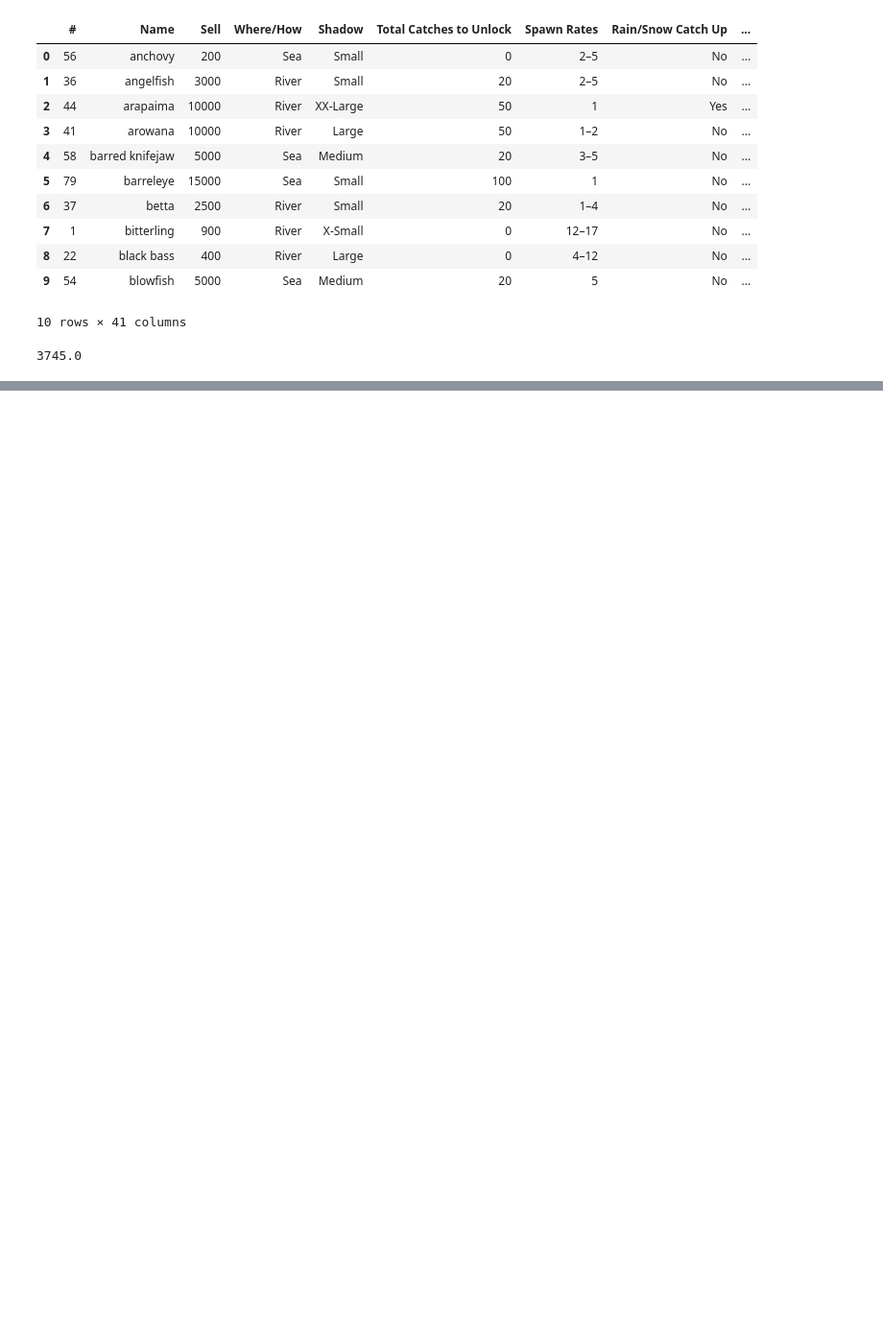
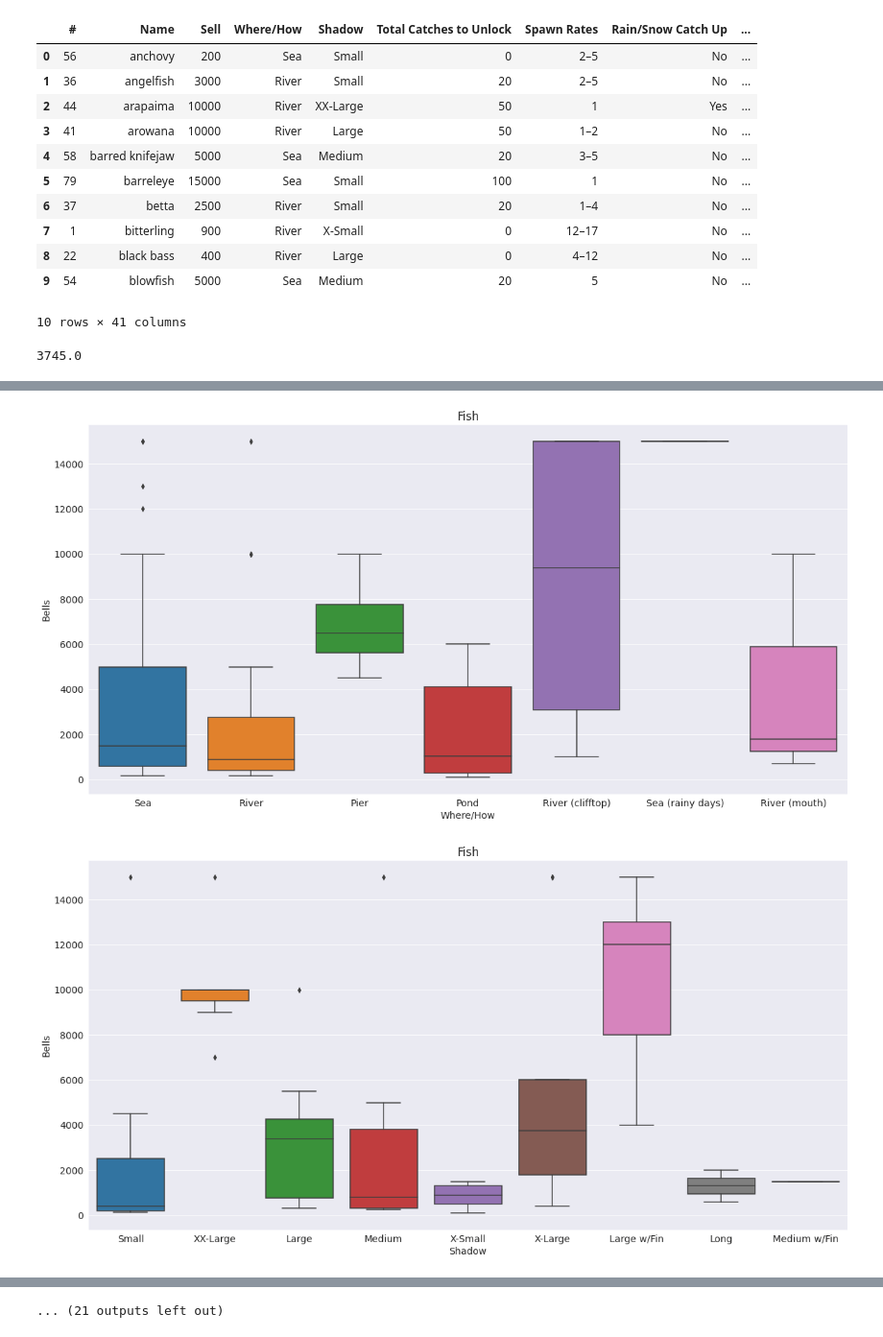
Before and after one commit to fdac23/animal-crossing-economy, a Jupyter notebook: More Graphing.ipynb, the cells around one changed output, grey strips where cells are left out. Shown at 96% size. Drawn from its saved outputs; the diff is of its cells as text; code cells hidden in the pictures; blank space fills up the shorter version.

```diff
--- a/More Graphing.ipynb
+++ b/More Graphing.ipynb
@@ -64,0 +78,10 @@ plt.show()
+# %%
+for feture in fish_df.columns[3:36]:
+    sns.boxplot(x=fish_df[feture], y=fish_df["Sell"])
+    plt.ylabel("Bells")
+    plt.xlabel(feture)
+    plt.title("Fish")
+    plt.show()
+# %% [output]
+[figure, added]
+[figure, added]
@@ -64,0 +98 @@ plt.show()
+... (21 outputs left out)
```
Also changed, not shown: parts of 15 cells of this notebook.
